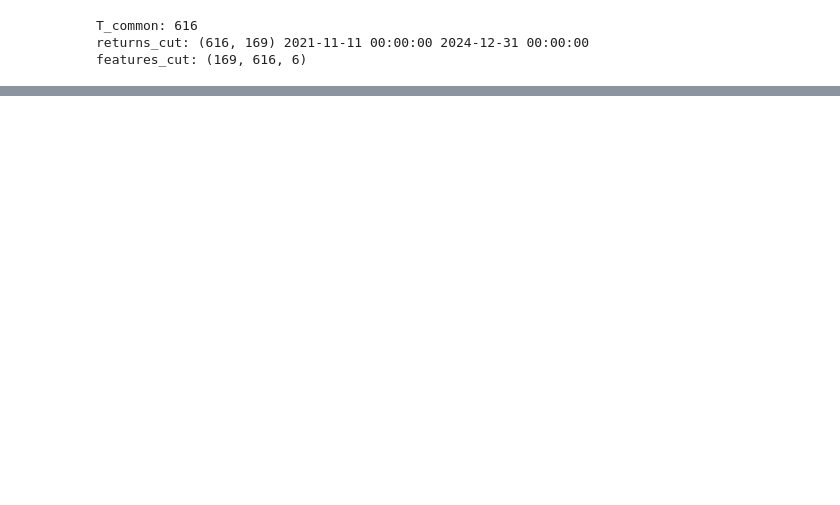
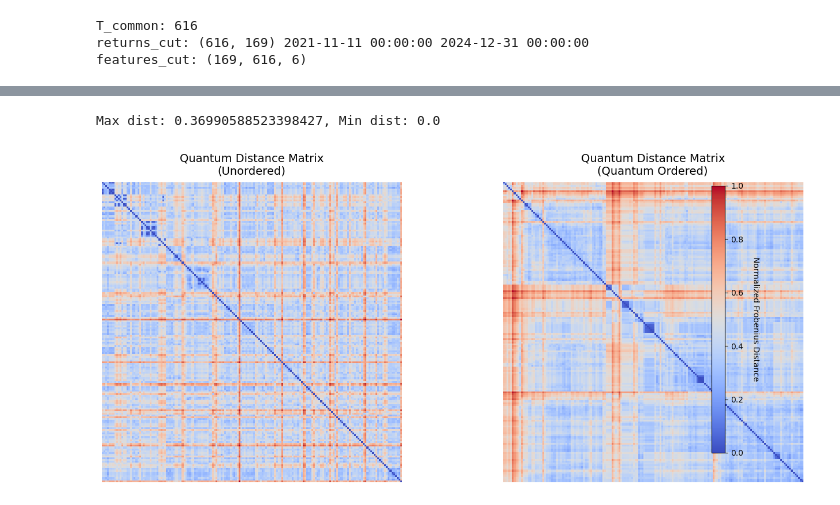
Before and after one commit to ikergs03/tfg-pricing-european-call-qae, a Jupyter notebook: src/qhrp_figure3_4/figure3_replication.ipynb, the cells around one changed output, grey strips where cells are left out. Drawn from its saved outputs; the diff is of its cells as text; code cells hidden in the pictures; blank space fills up the shorter version.

```diff
--- a/src/qhrp_figure3_4/figure3_replication.ipynb
+++ b/src/qhrp_figure3_4/figure3_replication.ipynb
@@ -118,0 +119,11 @@ Abs diff summary:
+# %%
+# Aseguramos simetría y ceros en diagonal (por errores de flotante)
+D_quantum = (D_quantum + D_quantum.T) / 2
+np.fill_diagonal(D_quantum, 0)
+
+# Verificación rápida: Si todos los valores son muy cercanos (ej. 0.0001),
+# el gráfico se verá gris. Normaliza si es necesario para visualizar,
+# aunque para el cálculo real usa los valores crudos.
+print(f"Max dist: {D_quantum.max()}, Min dist: {D_quantum.min()}")
+# %% [output]
+Max dist: 0.36990588523398427, Min dist: 0.0
@@ -118,0 +147,56 @@ Abs diff summary:
+# %%
+import matplotlib.pyplot as plt
+import numpy as np
+from scipy.cluster.hierarchy import linkage, leaves_list
+from scipy.spatial.distance import squareform
+
+# --- 1. PREPROCESAMIENTO ROBUSTO ---
+# Aseguramos que la matriz sea perfectamente simétrica y con diagonal 0
+D_clean = (D_quantum + D_quantum.T) / 2
+np.fill_diagonal(D_clean, 0)
+
+# TRUCO VISUAL: Normalizar la matriz para que el plot se vea contrastado
+# (Esto es solo para visualizar, no para los cálculos financieros)
+D_min, D_max = D_clean.min(), D_clean.max()
+D_normalized = (D_clean - D_min) / (D_max - D_min)
+
+# --- 2. CLUSTERING PARA VISUALIZACIÓN ---
+# Convertimos a formato condensado
+condensed_dist = squareform(D_clean, checks=False)
+
+# CLAVE: Usamos 'ward' en lugar de 'single'.
+# 'Single' produce el efecto escalera (chaining). 'Ward' produce bloques (clusters).
+# El paper probablemente usó Ward o Average para lograr esa figura tan nítida.
+link_q = linkage(condensed_dist, method='ward')
+
+# Obtenemos el orden
+order_q = leaves_list(link_q)
+
+# Reordenamos la matriz normalizada
+D_q_ordered = D_normalized[np.ix_(order_q, order_q)]
+D_q_unordered = D_normalized
+
+# --- 3. PLOTTING EXACTO ---
+fig, axs = plt.subplots(1, 2, figsize=(14, 6))
+
+# Mapa de color: 'jet', 'turbo' o 'coolwarm' suelen dar ese look científico
+cmap = 'coolwarm'
+
+# a) Unordered
+im0 = axs[0].imshow(D_q_unordered, cmap=cmap, aspect='equal', interpolation='nearest')
+axs[0].set_title('Quantum Distance Matrix\n(Unordered)', fontsize=14, pad=10)
+axs[0].axis('off') # Quitamos los ejes para que se vea limpio como en el paper
+
+# b) Ordered (Quantum Ordering)
+im1 = axs[1].imshow(D_q_ordered, cmap=cmap, aspect='equal', interpolation='nearest')
+axs[1].set_title('Quantum Distance Matrix\n(Quantum Ordered)', fontsize=14, pad=10)
+axs[1].axis('off')
+
+# Barra de color ajustada
+cbar = fig.colorbar(im1, ax=axs, fraction=0.03, pad=0.03)
+cbar.set_label('Normalized Frobenius Distance', rotation=270, labelpad=20)
+
+plt.tight_layout()
+plt.show()
+# %% [output]
+[figure, added]
```
Also changed, not shown: parts of 5 cells of this notebook.
